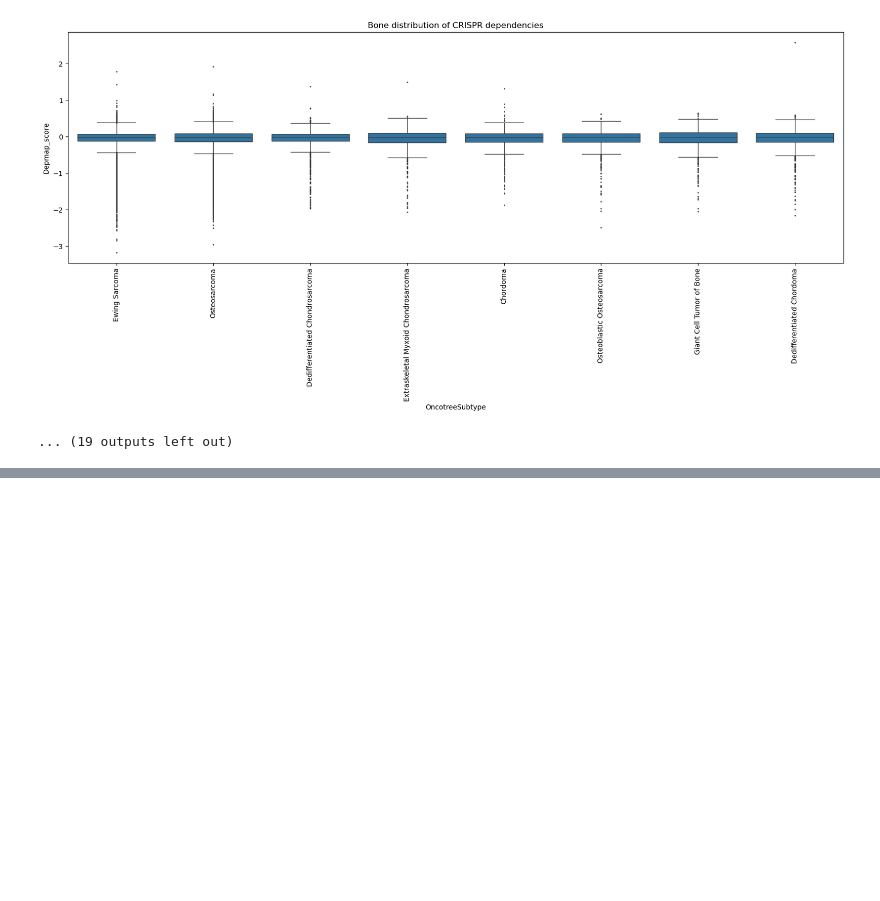
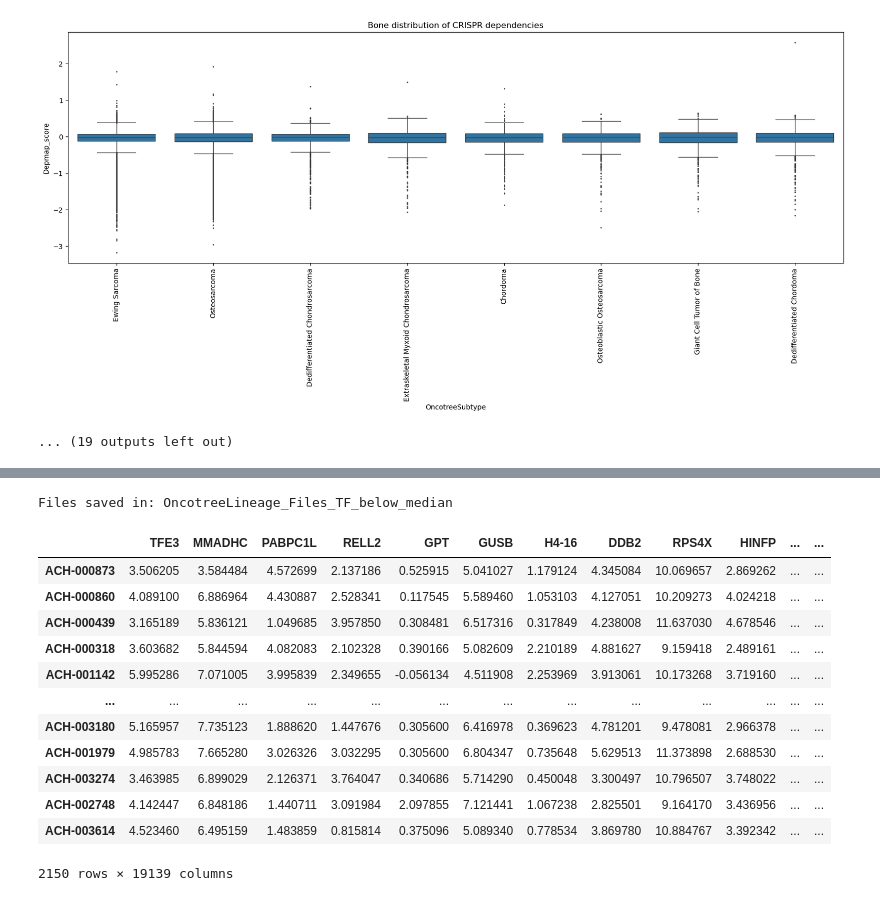
Before and after one commit to ddiannae/cancer_bootcamp25, a Jupyter notebook: project_week_get_tf_dependencies.ipynb, the cells around one changed output, grey strips where cells are left out. Drawn from its saved outputs; the diff is of its cells as text; code cells hidden in the pictures; blank space fills up the shorter version.

```diff
--- a/project_week_get_tf_dependencies.ipynb
+++ b/project_week_get_tf_dependencies.ipynb
@@ -222,0 +357,35 @@ for lineage in crispr_dependencies_long['OncotreeLineage'].unique():
+# %%
+import os
+
+# Define a safe directory to save the files
+output_dir = "OncotreeLineage_Files_TF_below_median"
+
+os.makedirs(output_dir, exist_ok=True)
+
+# Save each dataframe safely
+for lineage, data in df_dict_TF_below_medain.items():
+    safe_lineage = "".join(c if c.isalnum() or c in "_-" else "_" for c in lineage)  # Remove unsafe characters
+    filename = os.path.join(output_dir, f"{safe_lineage}.csv")  # Save in the directory
+    data.to_csv(filename, index=False)
+
+print(f"Files saved in: {output_dir}")
+# %% [output]
+Files saved in: OncotreeLineage_Files_TF_below_median
+# %%
+gene_expr= pd.read_pickle("pydata/tpmlog2p1.pkl")
+# %%
+gene_expr
+# %% [output]
+|  | TFE3 | MMADHC | PABPC1L | RELL2 | GPT | GUSB | H4-16 | DDB2 | RPS4X | HINFP | ... | ... |
+| ACH-000873 | 3.506205 | 3.584484 | 4.572699 | 2.137186 | 0.525915 | 5.041027 | 1.179124 | 4.345084 | 10.069657 | 2.869262 | ... | ... |
+| ACH-000860 | 4.089100 | 6.886964 | 4.430887 | 2.528341 | 0.117545 | 5.589460 | 1.053103 | 4.127051 | 10.209273 | 4.024218 | ... | ... |
+| ACH-000439 | 3.165189 | 5.836121 | 1.049685 | 3.957850 | 0.308481 | 6.517316 | 0.317849 | 4.238008 | 11.637030 | 4.678546 | ... | ... |
+| ACH-000318 | 3.603682 | 5.844594 | 4.082083 | 2.102328 | 0.390166 | 5.082609 | 2.210189 | 4.881627 | 9.159418 | 2.489161 | ... | ... |
+| ACH-001142 | 5.995286 | 7.071005 | 3.995839 | 2.349655 | -0.056134 | 4.511908 | 2.253969 | 3.913061 | 10.173268 | 3.719160 | ... | ... |
+| ... | ... | ... | ... | ... | ... | ... | ... | ... | ... | ... | ... | ... |
+| ACH-003180 | 5.165957 | 7.735123 | 1.888620 | 1.447676 | 0.305600 | 6.416978 | 0.369623 | 4.781201 | 9.478081 | 2.966378 | ... | ... |
+| ACH-001979 | 4.985783 | 7.665280 | 3.026326 | 3.032295 | 0.305600 | 6.804347 | 0.735648 | 5.629513 | 11.373898 | 2.688530 | ... | ... |
+| ACH-003274 | 3.463985 | 6.899029 | 2.126371 | 3.764047 | 0.340686 | 5.714290 | 0.450048 | 3.300497 | 10.796507 | 3.748022 | ... | ... |
+| ACH-002748 | 4.142447 | 6.848186 | 1.440711 | 3.091984 | 2.097855 | 7.121441 | 1.067238 | 2.825501 | 9.164170 | 3.436956 | ... | ... |
+| ACH-003614 | 4.523460 | 6.495159 | 1.483859 | 0.815814 | 0.375096 | 5.089340 | 0.778534 | 3.869780 | 10.884767 | 3.392342 | ... | ... |
+2150 rows × 19139 columns
```
Also changed, not shown: parts of 14 cells of this notebook.
